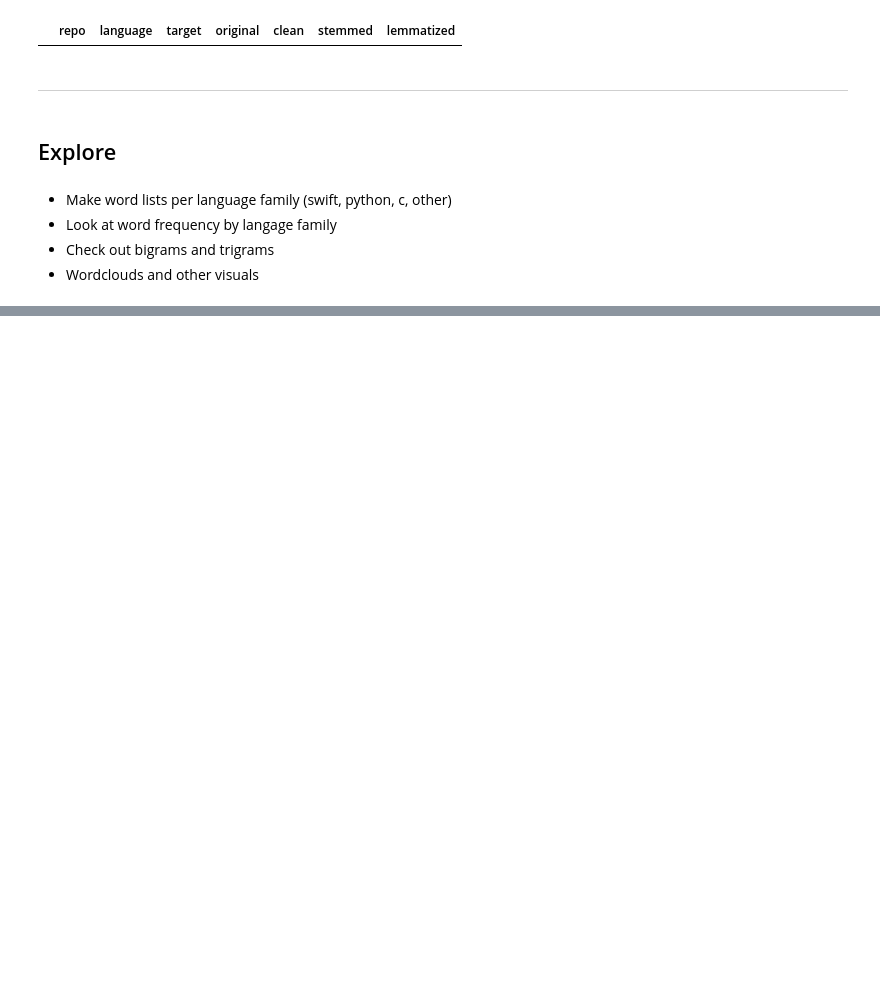
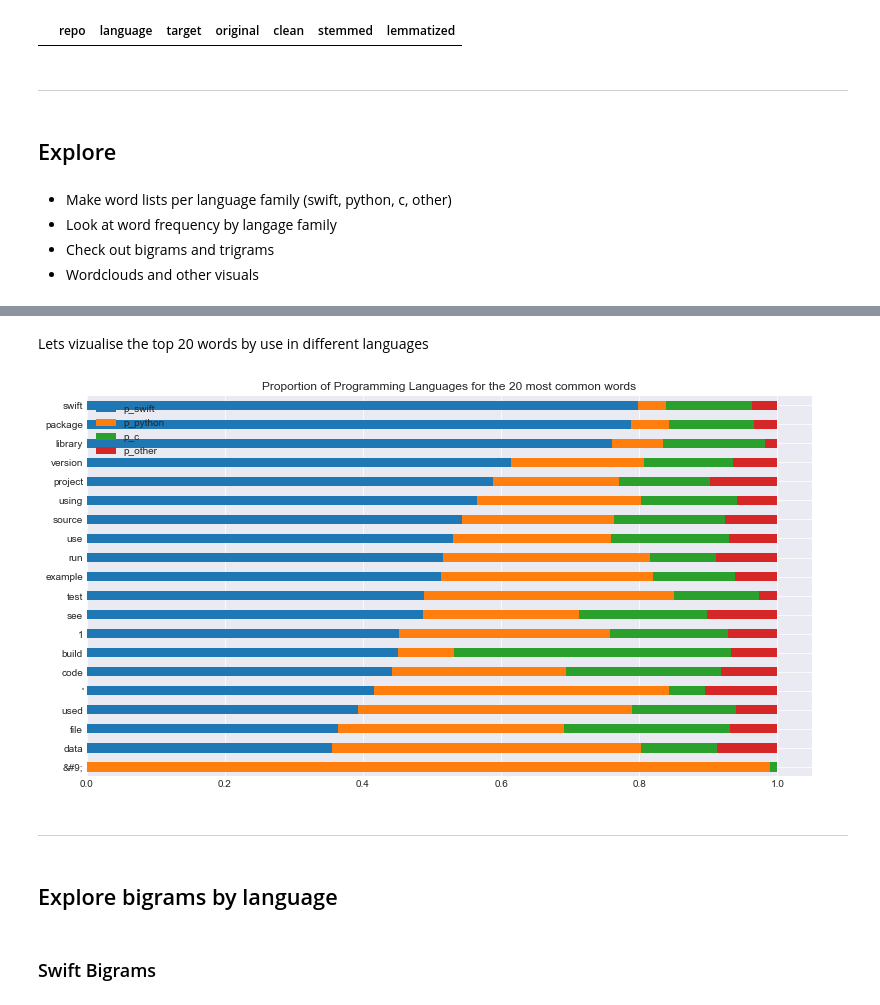
Before and after one commit to NLP-Github-Project-Hopper5/NLP-Github-Project, a Jupyter notebook: jag_explore.ipynb, the cells around one changed output, grey strips where cells are left out. Cells and saved outputs as stored; diff of their text form; code cells hidden in the pictures; blank space fills up the shorter version.

Commit message:
Update jag explore

```diff
--- a/jag_explore.ipynb
+++ b/jag_explore.ipynb
@@ -283,0 +337,7 @@ df[df.target.isnull()]
+# %%
+#Make word lists by targets from lemmatized words
+swift_words = ' '.join(df[df.target == 'swift'].lemmatized).split()
+python_words = ' '.join(df[df.target == 'python'].lemmatized).split()
+c_words = ' '.join(df[df.target == 'c'].lemmatized).split()
+other_words = ' '.join(df[df.target == 'other'].lemmatized).split()
+all_words = ' '.join(df.lemmatized).split()
@@ -283,0 +356,6 @@ df[df.target.isnull()]
+# %%
+swift_freq = pd.Series(swift_words).value_counts()
+python_freq = pd.Series(python_words).value_counts()
+c_freq = pd.Series(c_words).value_counts()
+other_freq = pd.Series(other_words).value_counts()
+all_freq = pd.Series(all_words).value_counts()
@@ -283,0 +382,6 @@ df[df.target.isnull()]
+# %%
+# Look at 20 most common words
+word_counts = (pd.concat([all_freq, swift_freq, python_freq, c_freq, other_freq], axis = 1, sort = True)
+                .set_axis(['all', 'swift', 'python', 'c', 'other'], axis = 1, inplace = False)
+                .fillna(0)
+                .apply(lambda s: s.astype(int)))
@@ -283,0 +421,24 @@ df[df.target.isnull()]
+# %% [markdown]
+Lets vizualise the top 20 words by use in different languages
+# %%
+# figure out the percentage of language in words
+(word_counts
+ .assign(p_swift = word_counts.swift / word_counts['all'],
+         p_python = word_counts.python / word_counts['all'],
+         p_c = word_counts.c / word_counts['all'],
+         p_other = word_counts.other / word_counts['all'])
+ .sort_values(by = 'all')
+ [['p_swift', 'p_python', 'p_c', 'p_other']]
+ .tail(20)
+ .sort_values('p_swift')
+ .plot.barh(stacked=True))
+
+plt.title('Proportion of Programming Languages for the 20 most common words');
+# %% [output]
+[figure, added]
+# %% [markdown]
+---
+# %% [markdown]
+## Explore bigrams by language
+# %% [markdown]
+### Swift Bigrams
```
Also changed, not shown: parts of 28 cells of this notebook.
